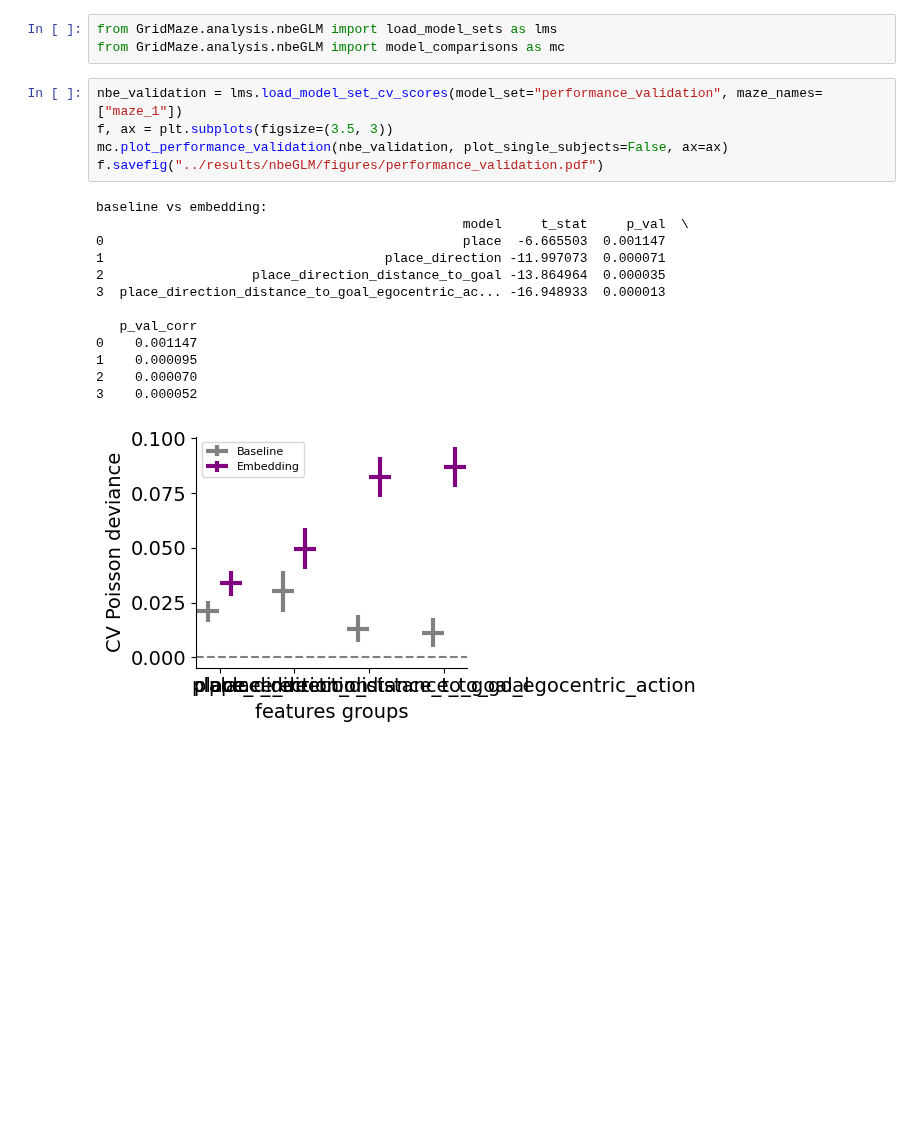
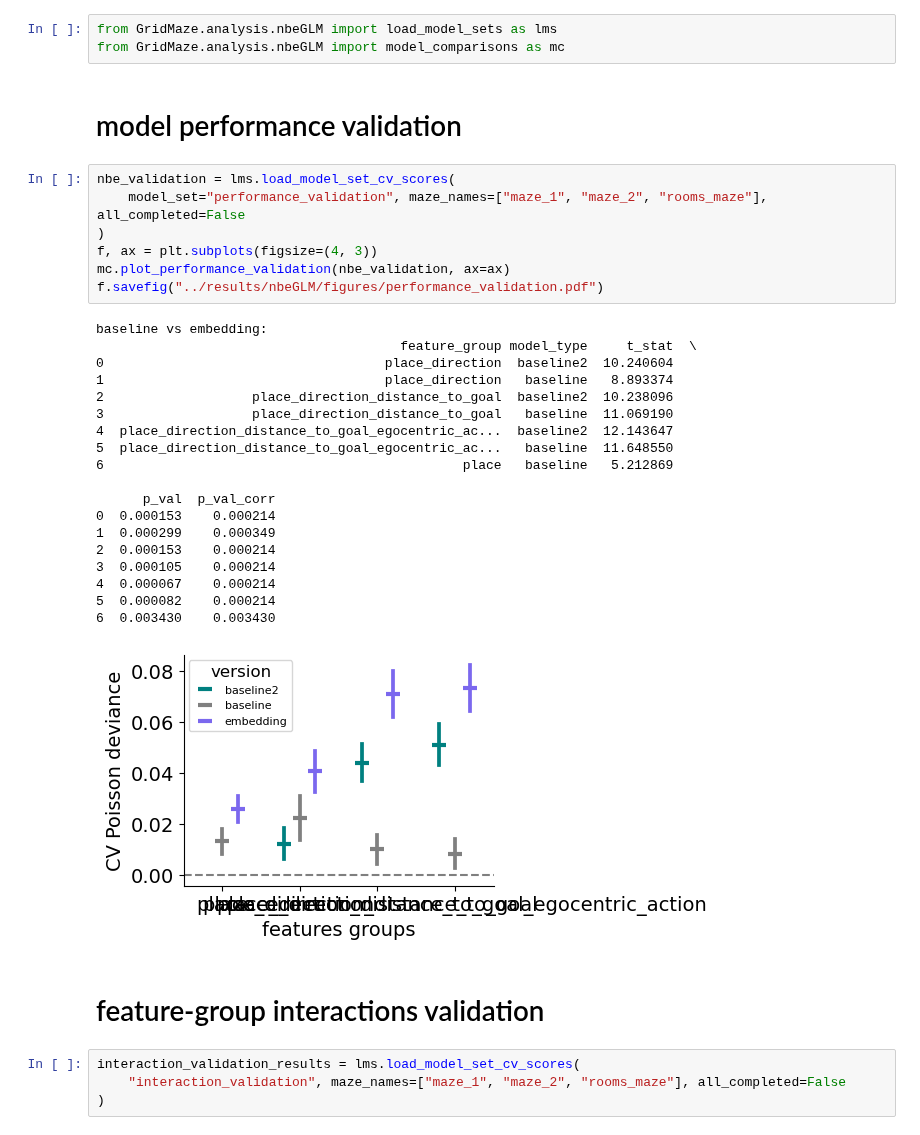
Before and after one commit to peterdoohan/GridMaze-mFC, a Jupyter notebook: Notebooks/nbeGLM.ipynb, the cells around one changed output. Saved outputs shown, nothing was run; the diff lists cells and outputs as text; blank space fills up the shorter version.

```diff
--- a/Notebooks/nbeGLM.ipynb
+++ b/Notebooks/nbeGLM.ipynb
@@ -36,22 +38,38 @@ fig = summary.plot_tuning_summary_concise(Cluster)
 # %%
 from GridMaze.analysis.nbeGLM import load_model_sets as lms
 from GridMaze.analysis.nbeGLM import model_comparisons as mc
+# %% [markdown]
+# model performance validation
 # %%
-nbe_validation = lms.load_model_set_cv_scores(model_set="performance_validation", maze_names=["maze_1"])
-f, ax = plt.subplots(figsize=(3.5, 3))
-mc.plot_performance_validation(nbe_validation, plot_single_subjects=False, ax=ax)
+nbe_validation = lms.load_model_set_cv_scores(
+    model_set="performance_validation", maze_names=["maze_1", "maze_2", "rooms_maze"], all_completed=False
+)
+f, ax = plt.subplots(figsize=(4, 3))
+mc.plot_performance_validation(nbe_validation, ax=ax)
 f.savefig("../results/nbeGLM/figures/performance_validation.pdf")
 # %% [output]
 baseline vs embedding:
-                                               model     t_stat     p_val  \
-0                                              place  -6.665503  0.001147
-1                                    place_direction -11.997073  0.000071
-2                   place_direction_distance_to_goal -13.864964  0.000035
-3  place_direction_distance_to_goal_egocentric_ac... -16.948933  0.000013
+                                       feature_group model_type     t_stat  \
+0                                    place_direction  baseline2  10.240604
+1                                    place_direction   baseline   8.893374
+2                   place_direction_distance_to_goal  baseline2  10.238096
+3                   place_direction_distance_to_goal   baseline  11.069190
+4  place_direction_distance_to_goal_egocentric_ac...  baseline2  12.143647
+5  place_direction_distance_to_goal_egocentric_ac...   baseline  11.648550
+6                                              place   baseline   5.212869
 
-   p_val_corr
-0    0.001147
-1    0.000095
-2    0.000070
-3    0.000052
+      p_val  p_val_corr
+0  0.000153    0.000214
+1  0.000299    0.000349
+2  0.000153    0.000214
+3  0.000105    0.000214
+4  0.000067    0.000214
+5  0.000082    0.000214
+6  0.003430    0.003430
-[figure, old version]
+[figure, new version]
+# %% [markdown]
+# feature-group interactions validation
+# %%
+interaction_validation_results = lms.load_model_set_cv_scores(
+    "interaction_validation", maze_names=["maze_1", "maze_2", "rooms_maze"], all_completed=False
+)
```
Also changed, not shown: parts of 8 cells of this notebook, 2 other files.
